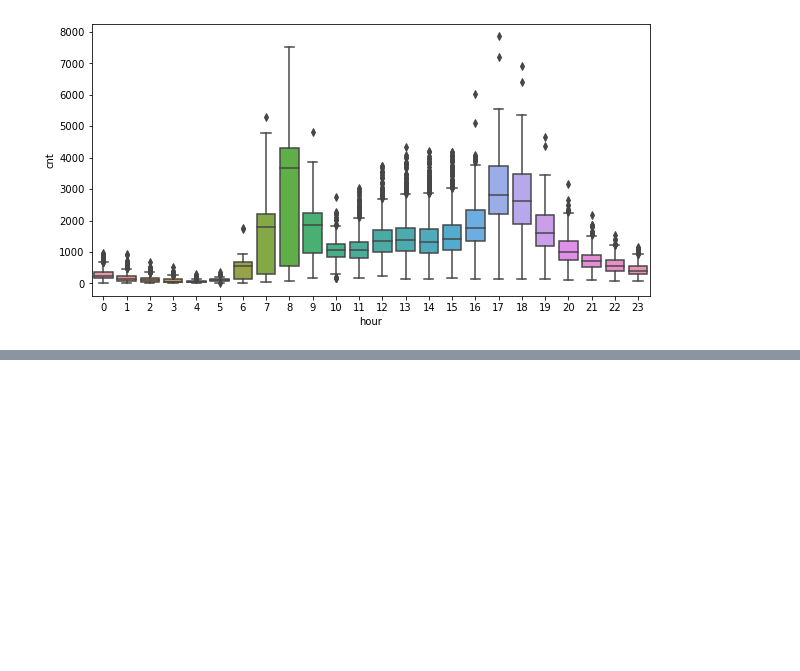
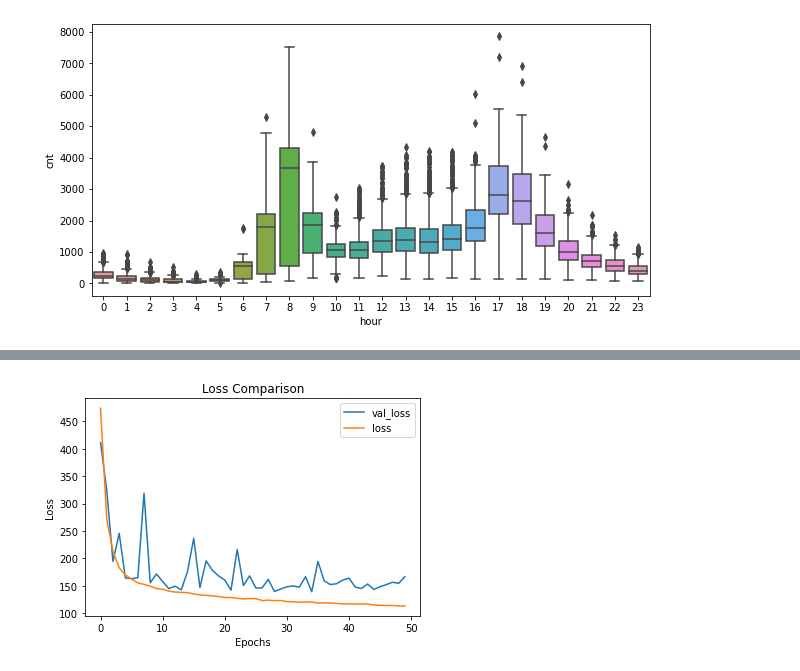
Before and after one commit to SBIK1219/CodingTest, a Jupyter notebook: London.ipynb, the cells around one changed output, grey strips where cells are left out. Saved outputs shown, nothing was run; the diff lists cells and outputs as text; code cells hidden in the pictures; blank space fills up the shorter version.

```diff
--- a/London.ipynb
+++ b/London.ipynb
@@ -144,0 +232,4 @@ sns.boxplot(df['hour'],df['cnt'])
+# %%
+df_y = df_out['cnt']
+df_x = df_out.drop(['timestamp', 'cnt'], axis=1)
+df_x.head()
@@ -144,0 +253,5 @@ sns.boxplot(df['hour'],df['cnt'])
+# %%
+# Split train, test data
+from sklearn.model_selection import train_test_split
+x_train, x_test, y_train, y_test = train_test_split(df_x, df_y, random_state=60,
+                                                    test_size=0.2, shuffle=False)
@@ -144,0 +274,7 @@ sns.boxplot(df['hour'],df['cnt'])
+# %%
+# Deep Learning
+model = Sequential()
+model.add(Dense(units=160, activation='relu', input_dim=57))
+model.add(Dense(units=70, activation='relu'))
+model.add(Dense(units=60, activation='relu'))
+model.add(Dense(units=1, activation='linear'))
@@ -144,0 +301,8 @@ sns.boxplot(df['hour'],df['cnt'])
+# %%
+# loss = train 에 대한 error     val_loss = train_test에 대한 error
+# 과적합을 피하기 위해서 earlystopping 지정
+model.compile(loss='mae', optimizer='adam', metrics=['mae'])
+EarlyStopping=EarlyStopping(monitor='loss', patience=5, mode='min')
+history = model.fit(x_train, y_train, epochs=50,
+                    batch_size=1, validation_split=0.1,
+                    callbacks=[EarlyStopping])
@@ -144,0 +327,10 @@ sns.boxplot(df['hour'],df['cnt'])
+# %%
+plt.plot(history.history['val_loss'])
+plt.plot(history.history['loss'])
+plt.title('Loss Comparison')
+plt.xlabel('Epochs')
+plt.ylabel('Loss')
+plt.legend(['val_loss', 'loss'])
+plt.show()
+# %% [output]
+[figure, added]
```
Also changed, not shown: parts of 24 cells of this notebook.
